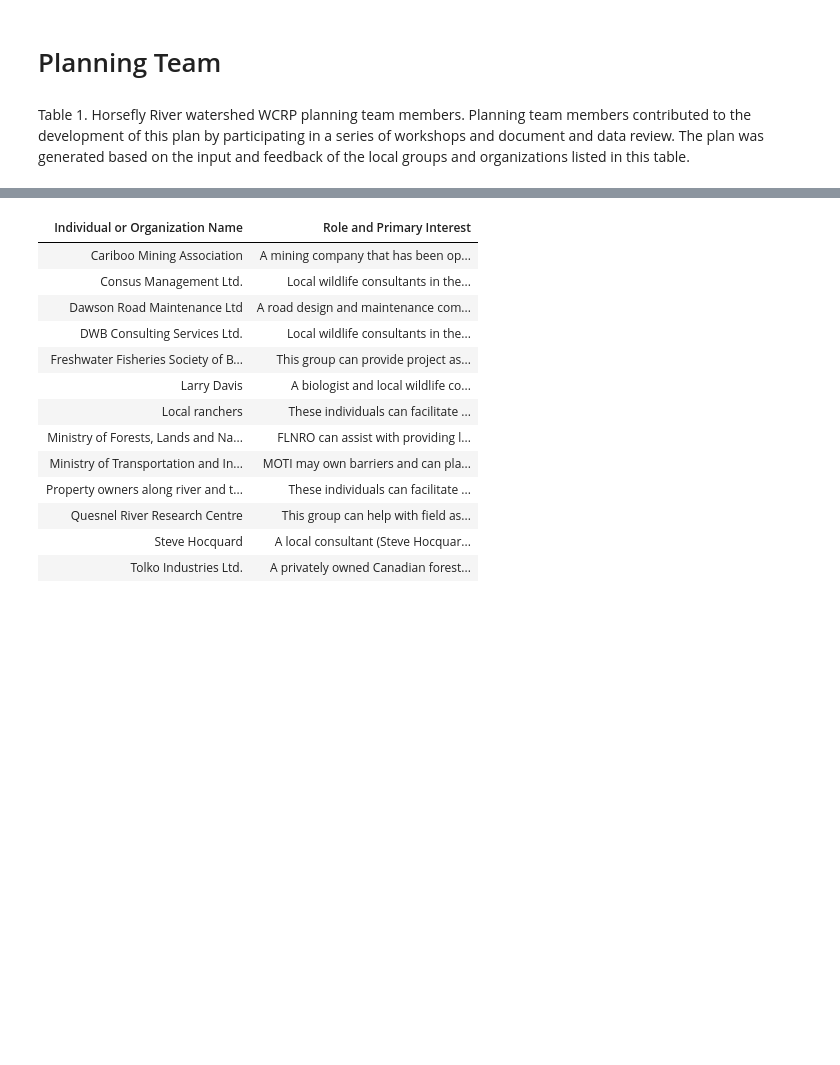
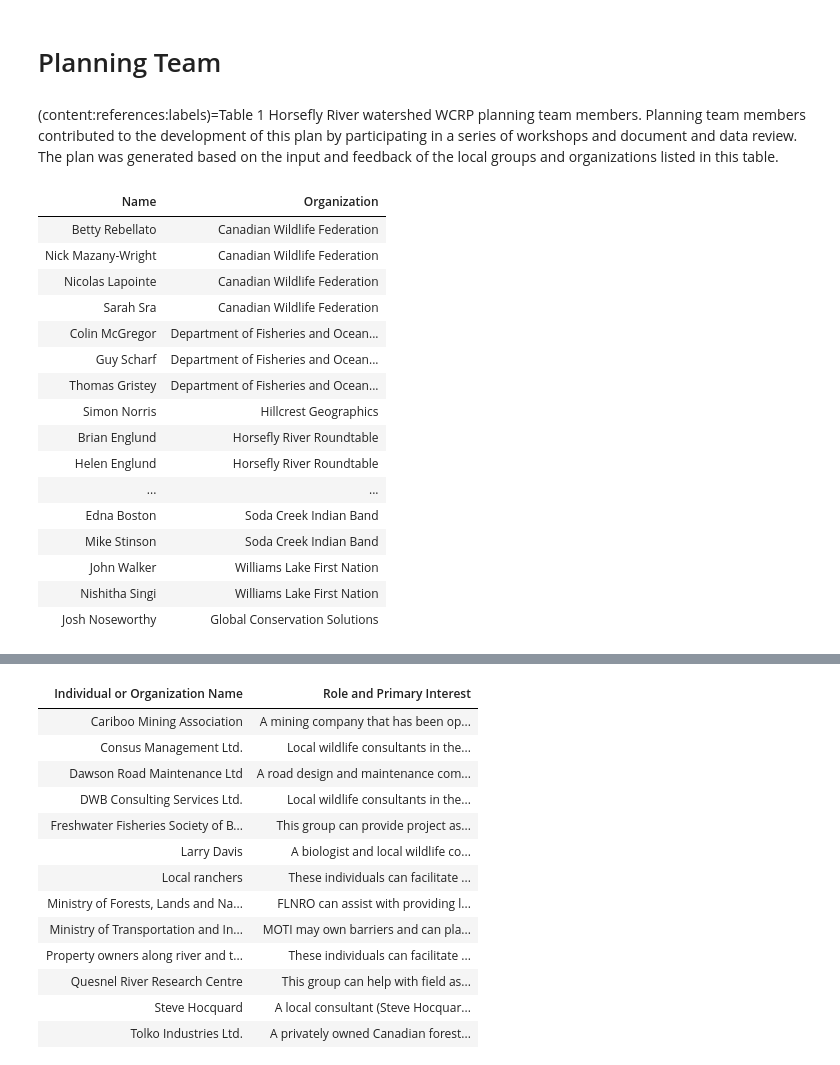
Before and after one commit to Canadian-Wildlife-Federation/Horsefly-WCRP, a Jupyter notebook: Tutorials/Jupyter_Book/mynewbook/_build/jupyter_execute/Planning.ipynb, the cells around one changed output, grey strips where cells are left out. Drawn from its saved outputs; the diff is of its cells as text; code cells hidden in the pictures; blank space fills up the shorter version.

Commit message:
references and figures are up

```diff
--- a/Tutorials/Jupyter_Book/mynewbook/_build/jupyter_execute/Planning.ipynb
+++ b/Tutorials/Jupyter_Book/mynewbook/_build/jupyter_execute/Planning.ipynb
@@ -13,4 +13,39 @@ Healthy, well-connected streams and rivers within the Horsefly River watershed s
 # %% [markdown]
 # Planning Team
 # %% [markdown]
-Table 1. Horsefly River watershed WCRP planning team members. Planning team members contributed to the development of this plan by participating in a series of workshops and document and data review. The plan was generated based on the input and feedback of the local groups and organizations listed in this table.
+(content:references:labels)=Table 1 Horsefly River watershed WCRP planning team members. Planning team members contributed to the development of this plan by participating in a series of workshops and document and data review. The plan was generated based on the input and feedback of the local groups and organizations listed in this table.
+# %%
+import pandas as pd
+import warnings
+from myst_nb import glue
+from IPython.display import display, HTML
+
+warnings.filterwarnings('ignore')
+
+
+data = pd.read_csv('planning_team_copy.csv', index_col=False)
+
+data = data.style.hide_index().set_properties(**{'text-align': 'left'})
+
+data.set_table_styles(
+[dict(selector = 'th', props=[('text-align', 'left')])])
+
+glue("Table1", data)
+# %% [output]
+| Name | Organization |
+| Betty Rebellato | Canadian Wildlife Federation |
+| Nick Mazany-Wright | Canadian Wildlife Federation |
+| Nicolas Lapointe | Canadian Wildlife Federation |
+| Sarah Sra | Canadian Wildlife Federation |
+| Colin McGregor | Department of Fisheries and Ocean... |
+| Guy Scharf | Department of Fisheries and Ocean... |
+| Thomas Gristey | Department of Fisheries and Ocean... |
+| Simon Norris | Hillcrest Geographics |
+| Brian Englund | Horsefly River Roundtable |
+| Helen Englund | Horsefly River Roundtable |
+| ... | ... |
+| Edna Boston | Soda Creek Indian Band |
+| Mike Stinson | Soda Creek Indian Band |
+| John Walker | Williams Lake First Nation |
+| Nishitha Singi | Williams Lake First Nation |
+| Josh Noseworthy | Global Conservation Solutions |
```
Also changed, not shown: parts of 17 cells of this notebook, 43 other files.
